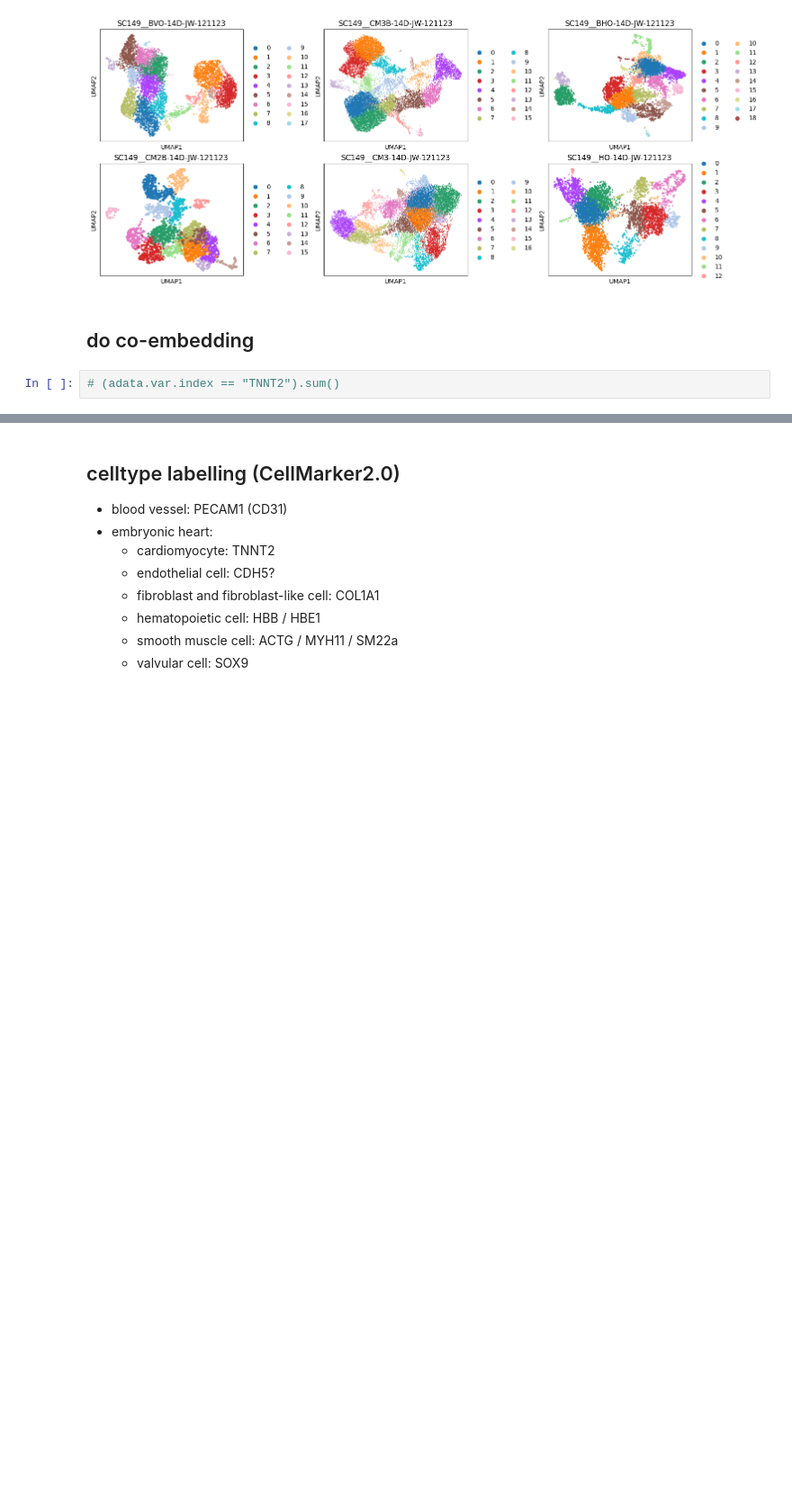
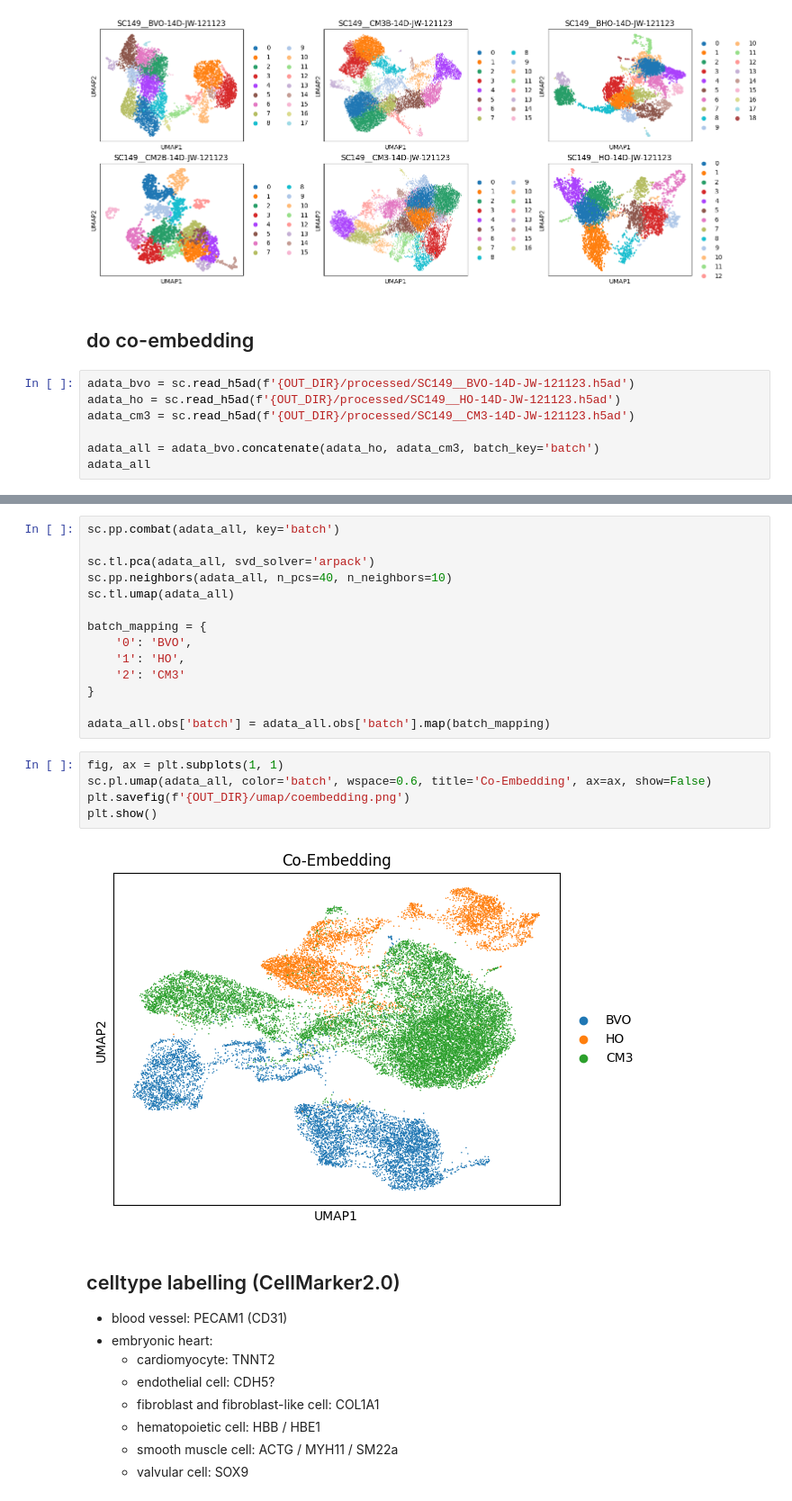
Before and after one commit to yachielab/DataAnalysis_Vascularized_Cardiac_Organoids, a Jupyter notebook: ipynb/CCO01.ipynb, the cells around one changed output, grey strips where cells are left out. Shown at 90% size. Cells and saved outputs as stored; diff of their text form; blank space fills up the shorter version.

```diff
--- a/ipynb/CCO01.ipynb
+++ b/ipynb/CCO01.ipynb
@@ -149,4 +149,9 @@ plt.show()
 # %% [markdown]
 ## do co-embedding
 # %%
-# (adata.var.index == "TNNT2").sum()
+adata_bvo = sc.read_h5ad(f'{OUT_DIR}/processed/SC149__BVO-14D-JW-121123.h5ad')
+adata_ho = sc.read_h5ad(f'{OUT_DIR}/processed/SC149__HO-14D-JW-121123.h5ad')
+adata_cm3 = sc.read_h5ad(f'{OUT_DIR}/processed/SC149__CM3-14D-JW-121123.h5ad')
+
+adata_all = adata_bvo.concatenate(adata_ho, adata_cm3, batch_key='batch')
+adata_all
@@ -153,3 +165,24 @@ plt.show()
+# %%
+sc.pp.combat(adata_all, key='batch')
+
+sc.tl.pca(adata_all, svd_solver='arpack')
+sc.pp.neighbors(adata_all, n_pcs=40, n_neighbors=10)
+sc.tl.umap(adata_all)
+
+batch_mapping = {
+    '0': 'BVO',
+    '1': 'HO',
+    '2': 'CM3'
+}
+
+adata_all.obs['batch'] = adata_all.obs['batch'].map(batch_mapping)
+# %%
+fig, ax = plt.subplots(1, 1)
+sc.pl.umap(adata_all, color='batch', wspace=0.6, title='Co-Embedding', ax=ax, show=False)
+plt.savefig(f'{OUT_DIR}/umap/coembedding.png')
+plt.show()
+# %% [output]
+[figure, added]
 # %% [markdown]
 ## celltype labelling (CellMarker2.0)
  - blood vessel: PECAM1 (CD31)
```
Also changed, not shown: parts of 7 cells of this notebook, 20 other files.
